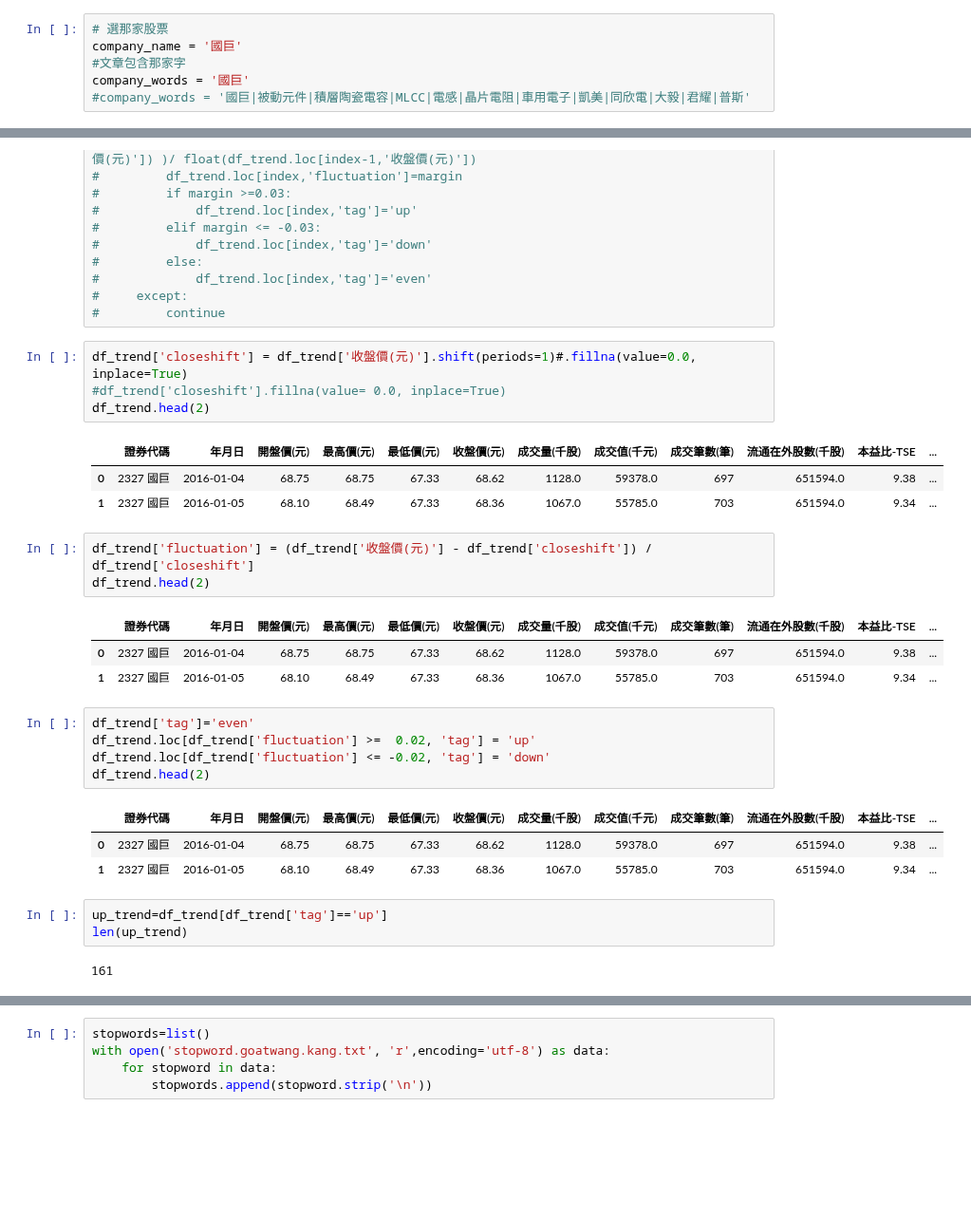
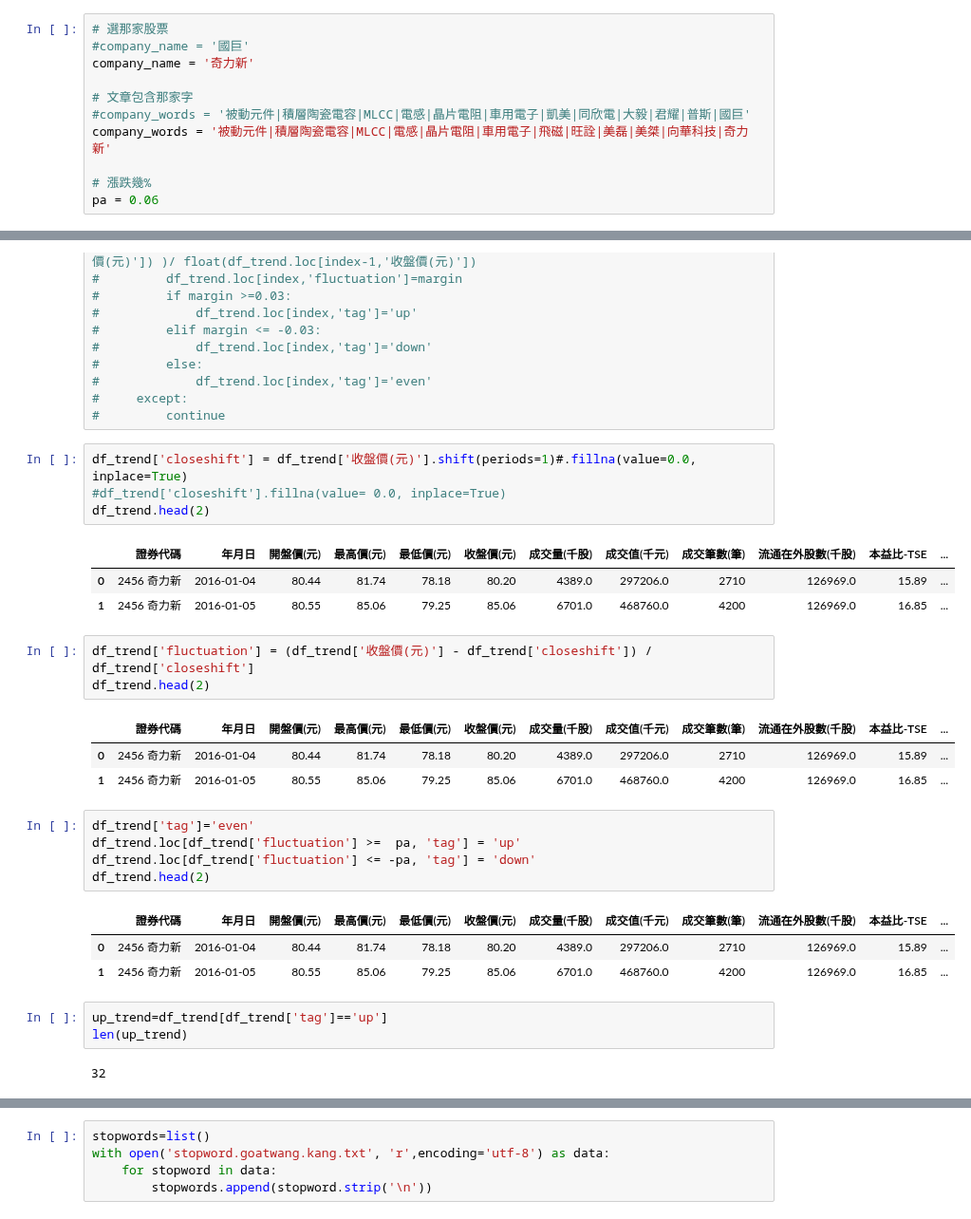
Before and after one commit to roccqqck/stock_eland, a Jupyter notebook: label_tfidf_training.ipynb, the cells around one changed output, grey strips where cells are left out. Shown at 95% size. Drawn from its saved outputs; the diff is of its cells as text; blank space fills up the shorter version.

```diff
--- a/label_tfidf_training.ipynb
+++ b/label_tfidf_training.ipynb
@@ -92,10 +94,15 @@ df_TWSE.head(2)
 | 1 | 1102 亞泥 | 2016-12-30 | 24.91 | 24.91 | 24.67 | 24.81 | 3347.0 | 88078.0 | 1227 | 3361447.0 | 31.75 | ... |
 # %%
 # 選那家股票
-company_name = '國巨'
-#文章包含那家字
-company_words = '國巨'
-#company_words = '國巨|被動元件|積層陶瓷電容|MLCC|電感|晶片電阻|車用電子|凱美|同欣電|大毅|君耀|普斯'
+#company_name = '國巨'
+company_name = '奇力新'
+
+# 文章包含那家字
+#company_words = '被動元件|積層陶瓷電容|MLCC|電感|晶片電阻|車用電子|凱美|同欣電|大毅|君耀|普斯|國巨'
+company_words = '被動元件|積層陶瓷電容|MLCC|電感|晶片電阻|車用電子|飛磁|旺詮|美磊|美桀|向華科技|奇力新'
+
+# 漲跌幾%
+pa = 0.06
 # %%
 # 用日期排序 再把index重排
 #2327
@@ -148,29 +155,29 @@ df_trend['closeshift'] = df_trend['收盤價(元)'].shift(periods=1)#.fillna(val
 df_trend.head(2)
 # %% [output]
 |  | 證券代碼 | 年月日 | 開盤價(元) | 最高價(元) | 最低價(元) | 收盤價(元) | 成交量(千股) | 成交值(千元) | 成交筆數(筆) | 流通在外股數(千股) | 本益比-TSE | ... |
-| 0 | 2327 國巨 | 2016-01-04 | 68.75 | 68.75 | 67.33 | 68.62 | 1128.0 | 59378.0 | 697 | 651594.0 | 9.38 | ... |
-| 1 | 2327 國巨 | 2016-01-05 | 68.10 | 68.49 | 67.33 | 68.36 | 1067.0 | 55785.0 | 703 | 651594.0 | 9.34 | ... |
+| 0 | 2456 奇力新 | 2016-01-04 | 80.44 | 81.74 | 78.18 | 80.20 | 4389.0 | 297206.0 | 2710 | 126969.0 | 15.89 | ... |
+| 1 | 2456 奇力新 | 2016-01-05 | 80.55 | 85.06 | 79.25 | 85.06 | 6701.0 | 468760.0 | 4200 | 126969.0 | 16.85 | ... |
 # %%
 df_trend['fluctuation'] = (df_trend['收盤價(元)'] - df_trend['closeshift']) / df_trend['closeshift']
 df_trend.head(2)
 # %% [output]
 |  | 證券代碼 | 年月日 | 開盤價(元) | 最高價(元) | 最低價(元) | 收盤價(元) | 成交量(千股) | 成交值(千元) | 成交筆數(筆) | 流通在外股數(千股) | 本益比-TSE | ... |
-| 0 | 2327 國巨 | 2016-01-04 | 68.75 | 68.75 | 67.33 | 68.62 | 1128.0 | 59378.0 | 697 | 651594.0 | 9.38 | ... |
-| 1 | 2327 國巨 | 2016-01-05 | 68.10 | 68.49 | 67.33 | 68.36 | 1067.0 | 55785.0 | 703 | 651594.0 | 9.34 | ... |
+| 0 | 2456 奇力新 | 2016-01-04 | 80.44 | 81.74 | 78.18 | 80.20 | 4389.0 | 297206.0 | 2710 | 126969.0 | 15.89 | ... |
+| 1 | 2456 奇力新 | 2016-01-05 | 80.55 | 85.06 | 79.25 | 85.06 | 6701.0 | 468760.0 | 4200 | 126969.0 | 16.85 | ... |
 # %%
 df_trend['tag']='even'
-df_trend.loc[df_trend['fluctuation'] >=  0.02, 'tag'] = 'up'
-df_trend.loc[df_trend['fluctuation'] <= -0.02, 'tag'] = 'down'
+df_trend.loc[df_trend['fluctuation'] >=  pa, 'tag'] = 'up'
+df_trend.loc[df_trend['fluctuation'] <= -pa, 'tag'] = 'down'
 df_trend.head(2)
 # %% [output]
 |  | 證券代碼 | 年月日 | 開盤價(元) | 最高價(元) | 最低價(元) | 收盤價(元) | 成交量(千股) | 成交值(千元) | 成交筆數(筆) | 流通在外股數(千股) | 本益比-TSE | ... |
-| 0 | 2327 國巨 | 2016-01-04 | 68.75 | 68.75 | 67.33 | 68.62 | 1128.0 | 59378.0 | 697 | 651594.0 | 9.38 | ... |
-| 1 | 2327 國巨 | 2016-01-05 | 68.10 | 68.49 | 67.33 | 68.36 | 1067.0 | 55785.0 | 703 | 651594.0 | 9.34 | ... |
+| 0 | 2456 奇力新 | 2016-01-04 | 80.44 | 81.74 | 78.18 | 80.20 | 4389.0 | 297206.0 | 2710 | 126969.0 | 15.89 | ... |
+| 1 | 2456 奇力新 | 2016-01-05 | 80.55 | 85.06 | 79.25 | 85.06 | 6701.0 | 468760.0 | 4200 | 126969.0 | 16.85 | ... |
 # %%
 up_trend=df_trend[df_trend['tag']=='up']
 len(up_trend)
 # %% [output]
-161
+32
 # %%
 down_trend=df_trend[df_trend['tag']=='down']
 len(down_trend)
```
Also changed, not shown: parts of 29 cells of this notebook.
